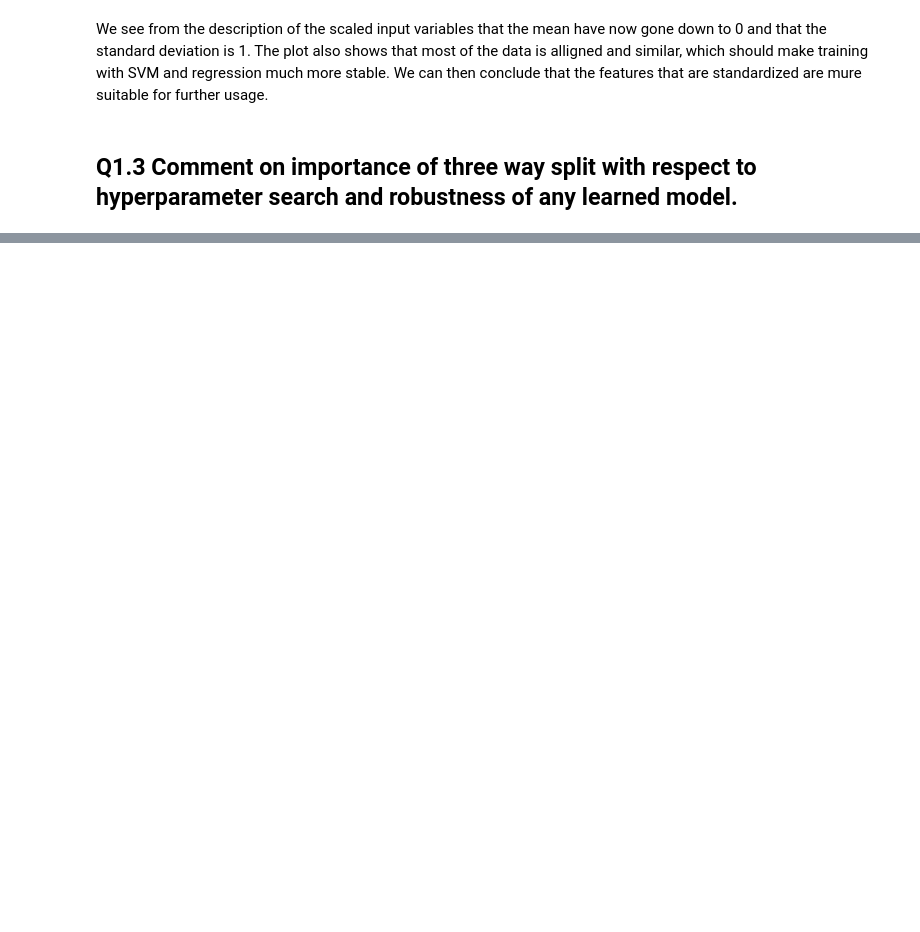
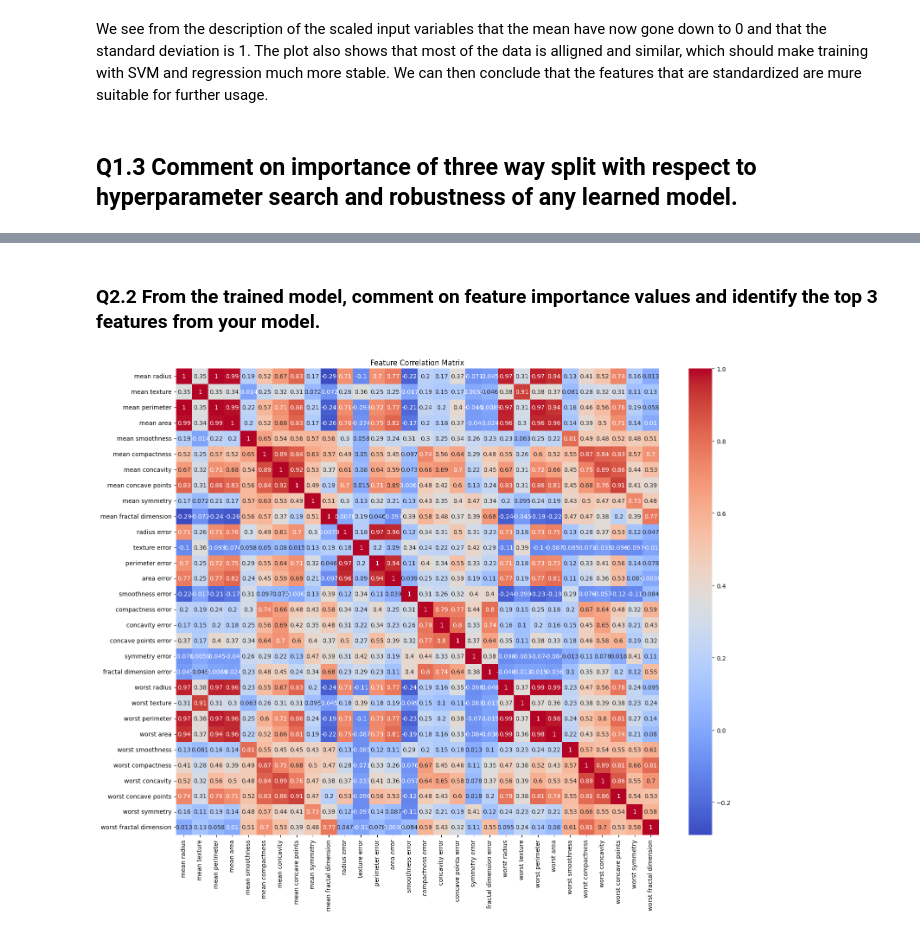
Before and after one commit to JoachimCode/IDATG2208_Assignments, a Jupyter notebook: assignment_2/assignment_2.ipynb, the cells around one changed output, grey strips where cells are left out. Cells and saved outputs as stored; diff of their text form; code cells hidden in the pictures; blank space fills up the shorter version.

```diff
--- a/assignment_2/assignment_2.ipynb
+++ b/assignment_2/assignment_2.ipynb
@@ -120,2 +116,2 @@ Hyperparameters are settings we choose before any training and controls how the
 # %%
-X_train, X_validation, y_train, y_validation = sklearn.model_selection.train_test_split(X_train, y_train, test_size=0.2, stratify=target, random_state=42)
+X_train, X_validation, y_train, y_validation = sklearn.model_selection.train_test_split(X_train_scaled, y_train, test_size=0.2, stratify=y_train, random_state=42)
@@ -123,0 +126,3 @@ ValueError: Found input variables with inconsistent numbers of samples: [455, 56
+# %%
+tree_model = DecisionTreeClassifier(random_state=42)
+tree_model.fit(X_train, y_train)
@@ -123,0 +166,14 @@ ValueError: Found input variables with inconsistent numbers of samples: [455, 56
+# %%
+from sklearn.model_selection import cross_val_score
+from sklearn.metrics import accuracy_score
+
+
+cv_scores = cross_val_score(tree_model, X_train, y_train, cv=5, scoring="accuracy")
+print(f"Cross-val Accuracy Mean: {cv_scores.mean():.3f}")
+print(f"Cross-val Accuracy Std:  {cv_scores.std():.3f}")
+
+# Fitting the model on the entire training set and evaluating on hold-out validation set
+tree_model.fit(X_train, y_train)
+val_pred = tree_model.predict(X_validation)
+val_acc = accuracy_score(y_validation, val_pred)
+print(f"Final Validation Accuracy: {val_acc:.3f}")
@@ -123,0 +188,14 @@ ValueError: Found input variables with inconsistent numbers of samples: [455, 56
+# %%
+from sklearn.ensemble import RandomForestClassifier
+rf_model = RandomForestClassifier(random_state=42)
+rf_model.fit(X_train, y_train)
+
+rf_training_acc = sklearn.metrics.accuracy_score(y_train, rf_model.predict(X_train))
+print(f"Random Forest Training Accuracy: {rf_training_acc*100:.2f}% \n")
+
+rf_cv_scores = cross_val_score(rf_model, X_train, y_train, cv=5, scoring="accuracy")
+print(f"Random Forest Cross-val Accuracy Mean: {rf_cv_scores.mean():.3f}")
+print(f"Random Forest Cross-val Accuracy Std:  {rf_cv_scores.std():.3f}")
+rf_val_pred = rf_model.predict(X_validation)
+rf_val_acc = accuracy_score(y_validation, rf_val_pred)
+print(f"Random Forest Final Validation Accuracy: {rf_val_acc:.3f}")
@@ -123,0 +219,10 @@ ValueError: Found input variables with inconsistent numbers of samples: [455, 56
+# %% [markdown]
+### Q2.2 From the trained model, comment on feature importance values and identify the top 3 features from your model.
+# %%
+plt.figure(figsize=(18,14))
+correlation_matrix = X_train.corr()
+sns.heatmap(correlation_matrix, annot=True, cmap='coolwarm', cbar=True)
+plt.title("Feature Correlation Matrix")
+plt.show()
+# %% [output]
+[figure, added]
```
Also changed, not shown: parts of 34 cells of this notebook, 2 other files.
